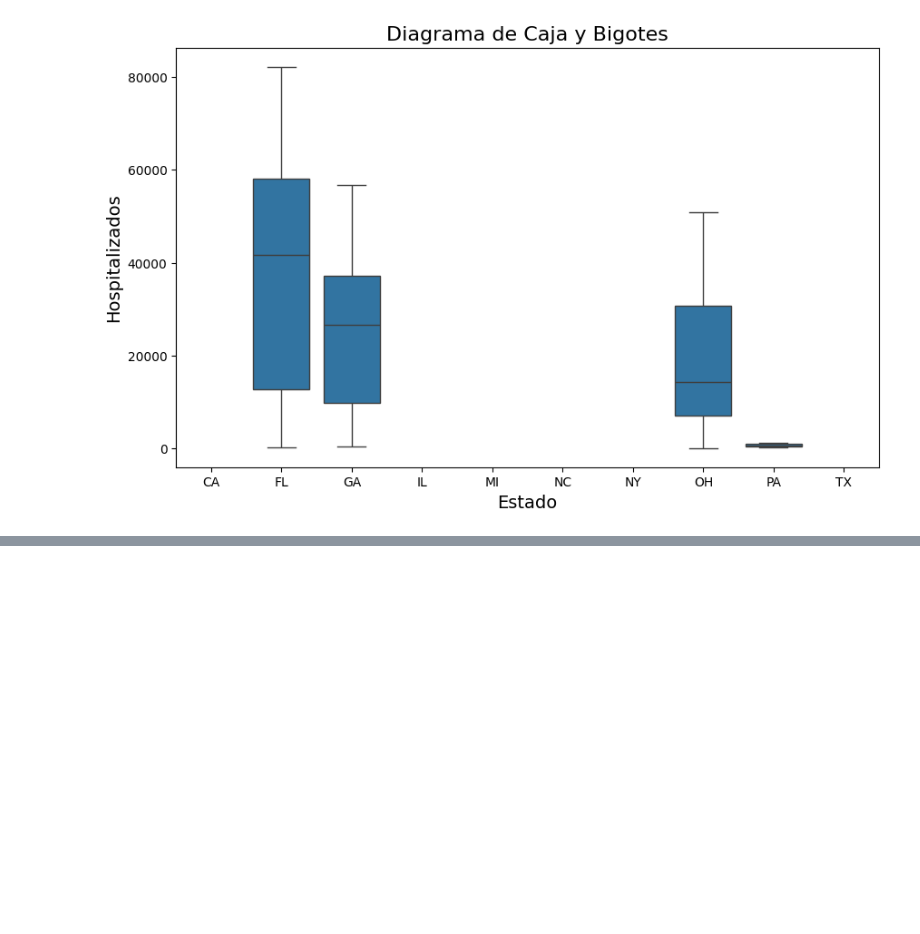
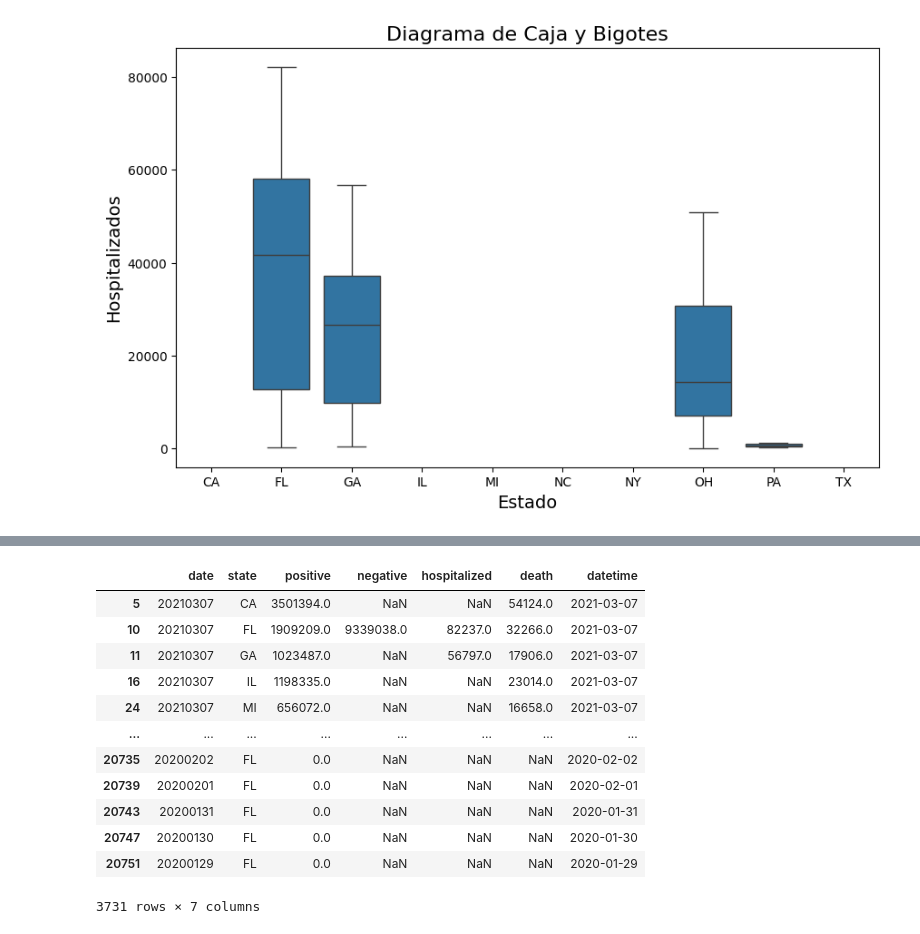
Before and after one commit to AI-School-F5-P3/Carri-Datathon, a Jupyter notebook: Analisis.ipynb, the cells around one changed output, grey strips where cells are left out. Drawn from its saved outputs; the diff is of its cells as text; code cells hidden in the pictures; blank space fills up the shorter version.

```diff
--- a/Analisis.ipynb
+++ b/Analisis.ipynb
@@ -301,0 +351,16 @@ plt.show()
+# %%
+df_top10
+# %% [output]
+|  | date | state | positive | negative | hospitalized | death | datetime |
+| 5 | 20210307 | CA | 3501394.0 | NaN | NaN | 54124.0 | 2021-03-07 |
+| 10 | 20210307 | FL | 1909209.0 | 9339038.0 | 82237.0 | 32266.0 | 2021-03-07 |
+| 11 | 20210307 | GA | 1023487.0 | NaN | 56797.0 | 17906.0 | 2021-03-07 |
+| 16 | 20210307 | IL | 1198335.0 | NaN | NaN | 23014.0 | 2021-03-07 |
+| 24 | 20210307 | MI | 656072.0 | NaN | NaN | 16658.0 | 2021-03-07 |
+| ... | ... | ... | ... | ... | ... | ... | ... |
+| 20735 | 20200202 | FL | 0.0 | NaN | NaN | NaN | 2020-02-02 |
+| 20739 | 20200201 | FL | 0.0 | NaN | NaN | NaN | 2020-02-01 |
+| 20743 | 20200131 | FL | 0.0 | NaN | NaN | NaN | 2020-01-31 |
+| 20747 | 20200130 | FL | 0.0 | NaN | NaN | NaN | 2020-01-30 |
+| 20751 | 20200129 | FL | 0.0 | NaN | NaN | NaN | 2020-01-29 |
+3731 rows × 7 columns
```
Also changed, not shown: parts of 4 cells of this notebook.
